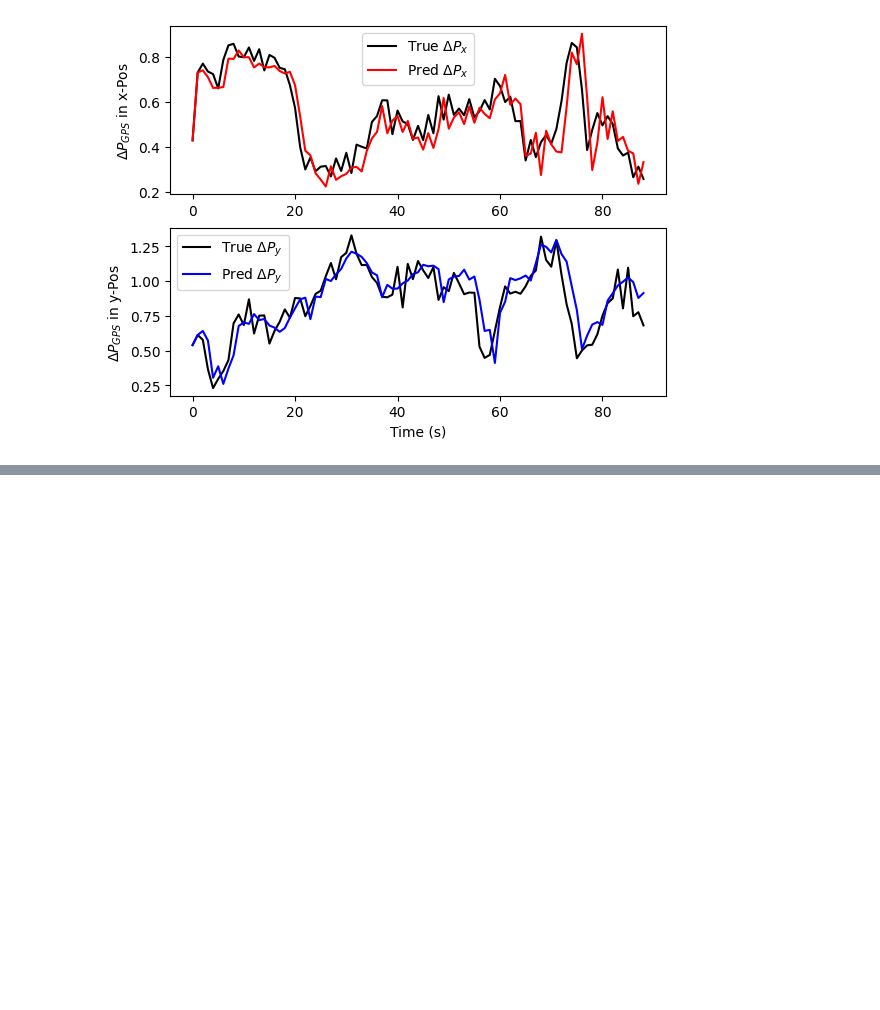
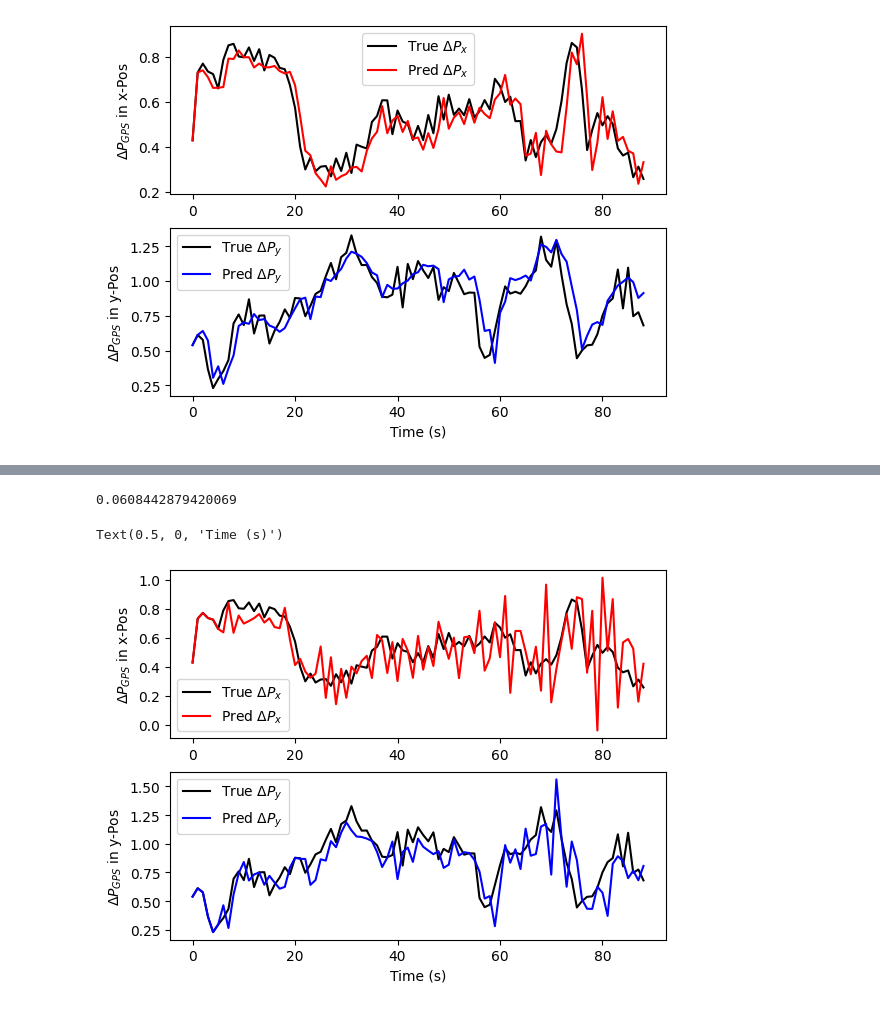
Before and after one commit to ZYVE255/encs6181_project, a Jupyter notebook: drone_sim_dcm.ipynb, the cells around one changed output, grey strips where cells are left out. Cells and saved outputs as stored; diff of their text form; code cells hidden in the pictures; blank space fills up the shorter version.

```diff
--- a/drone_sim_dcm.ipynb
+++ b/drone_sim_dcm.ipynb
@@ -662,0 +843,23 @@ Text(0.5, 0, 'Time (s)')
+# %%
+np.min(results_nn)
+# %% [output]
+0.0608442879420069
+# %%
+f = h5py.File('data/drone_sim/sunny.hdf5')
+traj = f["trajectory_0027"]
+Y_test_nn, Y_test = test_model(traj=traj, model=model_nn, data_params=data_params)
+
+fig, ax = plt.subplots(nrows=2, ncols=1)
+ax[0].plot(Y_test[:,0], c="black", label=r"True $\Delta P_{x}$")
+ax[0].plot(Y_test_nn[:,0], c="red", label=r"Pred $\Delta P_{x}$")
+ax[0].legend()
+ax[0].set_ylabel(r"$\Delta P_{GPS}$ in x-Pos")
+
+ax[1].plot(Y_test[:,1], c="black", label=r"True $\Delta P_{y}$")
+ax[1].plot(Y_test_nn[:,1], c="blue", label=r"Pred $\Delta P_{y}$")
+ax[1].legend()
+ax[1].set_ylabel(r"$\Delta P_{GPS}$ in y-Pos")
+ax[1].set_xlabel("Time (s)")
+# %% [output]
+Text(0.5, 0, 'Time (s)')
+[figure, added]
```
Also changed, not shown: parts of 7 cells of this notebook.
